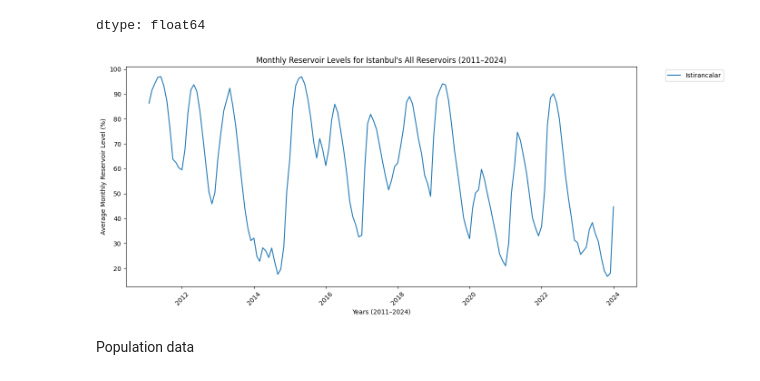
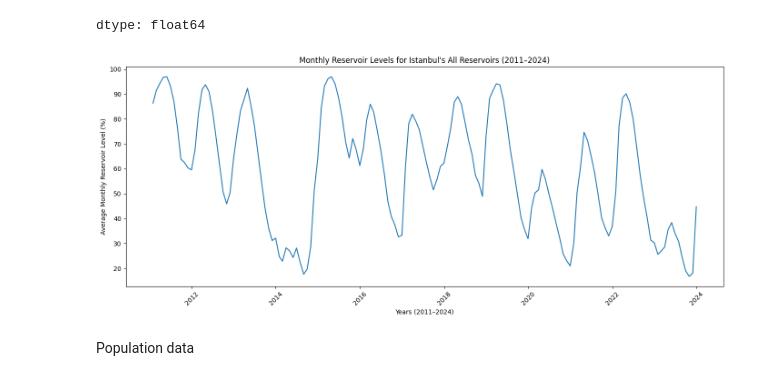
Before and after one commit to CeydaB4lci/DSA210-Project, a Jupyter notebook: DSA210_project.ipynb, the cells around one changed output. Drawn from its saved outputs; the diff is of its cells as text; code cells hidden in the pictures.

```diff
--- a/DSA210_project.ipynb
+++ b/DSA210_project.ipynb
@@ -265,21 +265,20 @@ occupancy.loc[mask, cols] = occupancy.loc[mask, cols] / 100
 # %%
 plt.figure(figsize=(14, 6))
 monthly_occupancy = occupancy.resample('ME').mean()
 monthly_occupancy = monthly_occupancy['2011-01-01':'2023-12-31']
 all_cols_average = monthly_occupancy.mean(axis=1)
 
 plt.plot(monthly_occupancy.index, all_cols_average, label=col)
 
 plt.xlabel("Years (2011–2024)")
 plt.ylabel("Average Monthly Reservoir Level (%)")
 plt.title(f"Monthly Reservoir Levels for Istanbul's All Reservoirs (2011–2024)")
 
 plt.xticks(rotation=45)
-plt.legend(bbox_to_anchor=(1.05, 1), loc='upper left')
 plt.tight_layout()
 plt.show()
 # %% [output]
-[figure, old version]
+[figure, new version]
 # %% [markdown]
 Population data
 # %%
```
